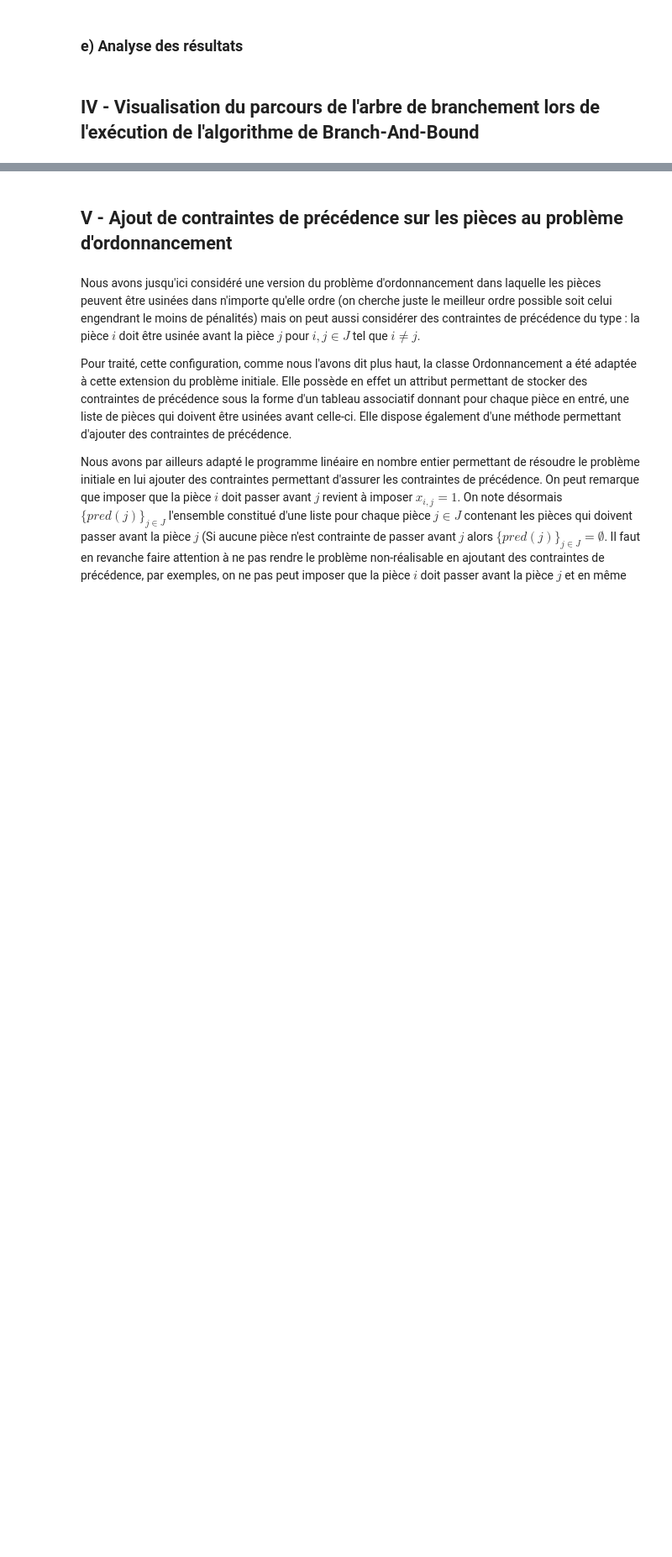
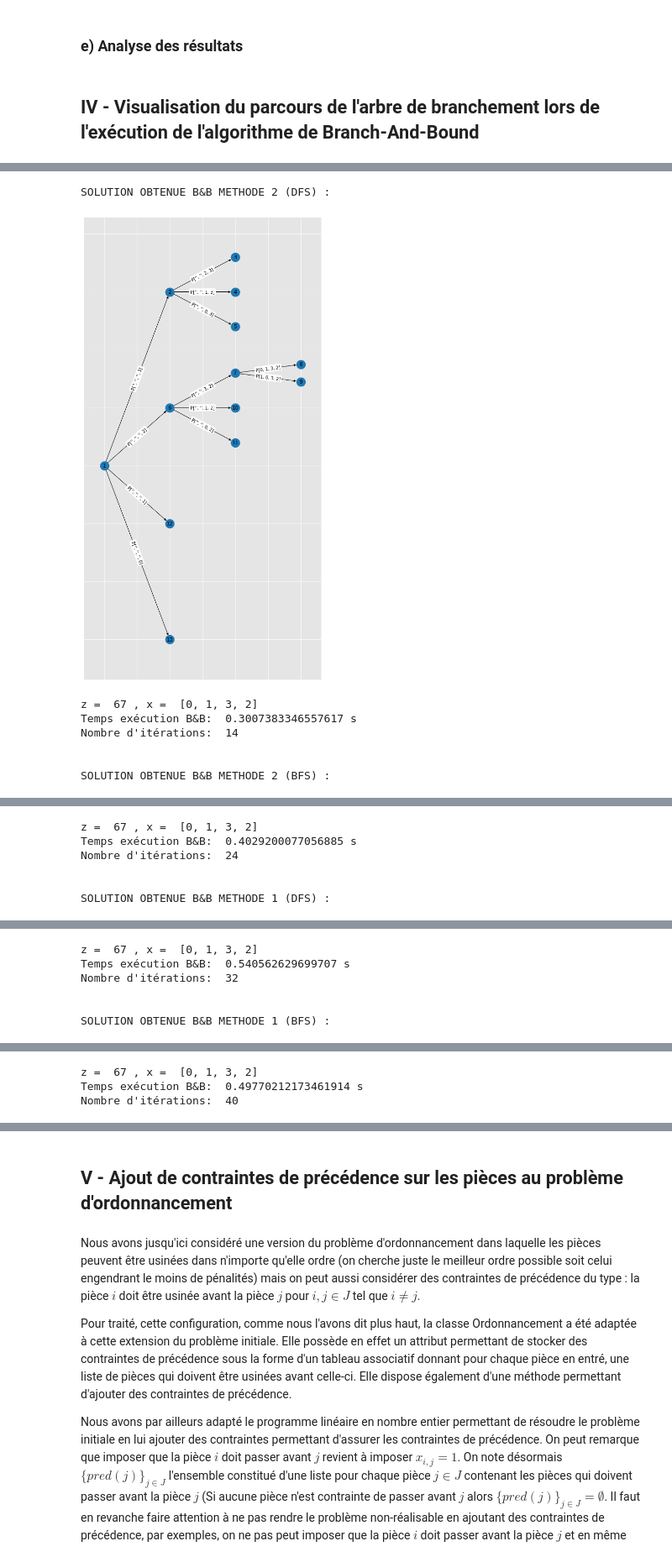
Before and after one commit to AntoineJkl/Operation-Research-Project, a Jupyter notebook: ROProject.ipynb, the cells around one changed output, grey strips where cells are left out. Shown at 84% size. Cells and saved outputs as stored; diff of their text form; code cells hidden in the pictures; blank space fills up the shorter version.

Commit message:
affichage arbre

```diff
--- a/ROProject.ipynb
+++ b/ROProject.ipynb
@@ -1423,0 +1467,15 @@ On remarque cette fois-ci sur les 2 jeux de graphique précédents que l'impact
+# %%
+#methode 2
+def weight_m2(taille_instance,arbre,indice):
+    #recuperation noeud et des produits dont l'ordre a ete fixe
+    #ordre produit
+    produits=arbre.noeuds[indice].info ; n=len(produits)
+    weight=["" for i in range(taille_instance-n)] ; weight = weight + produits
+
+    #si noeud fille, recherche dernier produit non fixé
+    if(arbre.noeuds[indice].position==1):
+        for p in range(taille_instance):
+            if( p not in weight):
+                val_manquante=p
+        weight[0]=val_manquante
+    return weight
@@ -1423,0 +1627,49 @@ On remarque cette fois-ci sur les 2 jeux de graphique précédents que l'impact
+# %%
+#Méthode 2 avec un parcours en profondeur (DFS):
+print("\n\nSOLUTION OBTENUE B&B METHODE 2 (DFS) : ")
+t1_bb1 = time.time()
+z1,x1,k1 = branch_and_bound(Exemple,primale1,borne_duale2,Branchement2,depth_first_method,affichage=True)
+t2_bb1 = time.time()
+
+print("\nz = ",z1,", x = ",x1)
+print("Temps exécution B&B: ",t2_bb1-t1_bb1,"s")
+print("Nombre d'itérations: ",k1)
+
+#Méthode 2 avec un parcours en largeur (BFS):
+print("\n\nSOLUTION OBTENUE B&B METHODE 2 (BFS) : ")
+t1_bb2 = time.time()
+z2,x2,k2 = branch_and_bound(Exemple,primale1,borne_duale2,Branchement2,breadth_first_method,affichage=True)
+t2_bb2 = time.time()
+
+print("\nz = ",z2,", x = ",x2)
+print("Temps exécution B&B: ",t2_bb2-t1_bb2,"s")
+print("Nombre d'itérations: ",k2)
+
+#Méthode 1 avec un parcours en profondeur (DFS):
+print("\n\nSOLUTION OBTENUE B&B METHODE 1 (DFS) : ")
+t1_bb3 = time.time()
+z3,x3,k3 = branch_and_bound(Exemple,primale1,borne_duale1,Branchement1,depth_first_method,affichage=True)
+t2_bb3 = time.time()
+
+print("\nz = ",z3,", x = ",x3)
+print("Temps exécution B&B: ",t2_bb3-t1_bb3,"s")
+print("Nombre d'itérations: ",k3)
+
+#Méthode 1 avec un parcours en largeur (BFS):
+print("\n\nSOLUTION OBTENUE B&B METHODE 1 (BFS) : ")
+t1_bb4 = time.time()
+z4,x4,k4 = branch_and_bound(Exemple,primale1,borne_duale1,Branchement1,breadth_first_method,affichage=True)
+t2_bb4 = time.time()
+
+print("\nz = ",z4,", x = ",x4)
+print("Temps exécution B&B: ",t2_bb4-t1_bb4,"s")
+print("Nombre d'itérations: ",k4)
+# %% [output]
+SOLUTION OBTENUE B&B METHODE 2 (DFS) :
+[figure, added]
+z =  67 , x =  [0, 1, 3, 2]
+Temps exécution B&B:  0.3007383346557617 s
+Nombre d'itérations:  14
+
+
+SOLUTION OBTENUE B&B METHODE 2 (BFS) :
@@ -1423,0 +1677,6 @@ On remarque cette fois-ci sur les 2 jeux de graphique précédents que l'impact
+z =  67 , x =  [0, 1, 3, 2]
+Temps exécution B&B:  0.4029200077056885 s
+Nombre d'itérations:  24
+
+
+SOLUTION OBTENUE B&B METHODE 1 (DFS) :
@@ -1423,0 +1684,6 @@ On remarque cette fois-ci sur les 2 jeux de graphique précédents que l'impact
+z =  67 , x =  [0, 1, 3, 2]
+Temps exécution B&B:  0.540562629699707 s
+Nombre d'itérations:  32
+
+
+SOLUTION OBTENUE B&B METHODE 1 (BFS) :
@@ -1423,0 +1691,3 @@ On remarque cette fois-ci sur les 2 jeux de graphique précédents que l'impact
+z =  67 , x =  [0, 1, 3, 2]
+Temps exécution B&B:  0.49770212173461914 s
+Nombre d'itérations:  40
```
Also changed, not shown: parts of 20 cells of this notebook.
